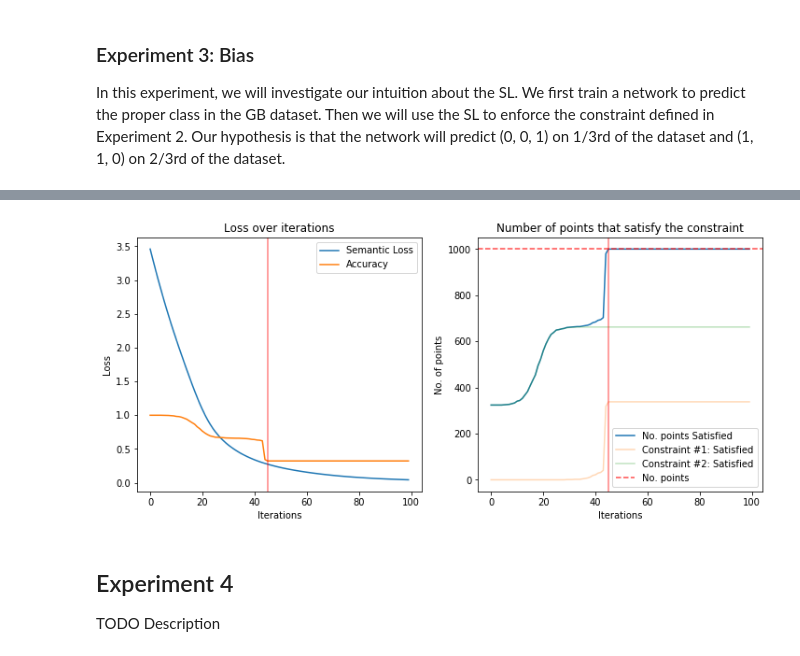
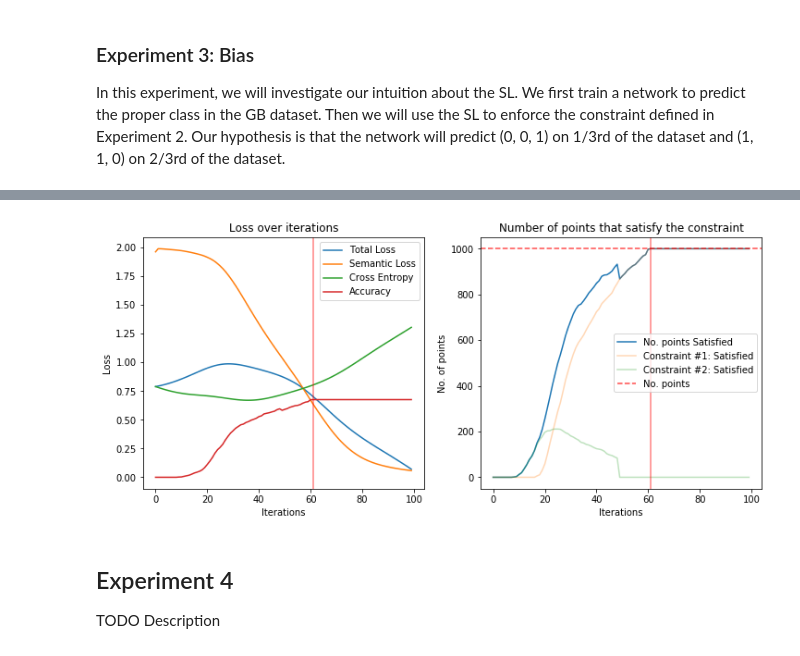
Before and after one commit to samarthbhargav/symstat, a Jupyter notebook: gaussian_blobs.ipynb, the cells around one changed output, grey strips where cells are left out. Saved outputs shown, nothing was run; the diff lists cells and outputs as text; code cells hidden in the pictures.

```diff
--- a/gaussian_blobs.ipynb
+++ b/gaussian_blobs.ipynb
@@ -112,7 +112,7 @@ print("All ones: DONE!")
 opt = optim.Adam(net.parameters(), lr=0.01)
 loss_ot = []
 sat_ot = []
-for i in range(100):
+for i in range(500):
     opt.zero_grad()
     out = net(X)
     batch_loss = torch.zeros(X.size(0))
@@ -196,7 +198,13 @@ def sem_loss_2(probs):
     s1 = probs[0] * probs[1] * (1- probs[2])
     s2 = (1-probs[0]) * (1-probs[1]) * probs[2]
 
-    return -1 * torch.log(s1 + s2)
+    # sl = torch.log(s1) * torch.log(s2)
+#     sl = -1 * torch.log(s1 + s2 + 1e-9)
+    sl = torch.min(-torch.log(s1 + 1e-9), -torch.log(s2 + 1e-9))
+
+    sl = torch.clamp(sl, min=0., max=5.)
+
+    return sl
 # %%
 def sat_exactly2(logits):
     assert logits.size(1) == 3
@@ -245,7 +253,7 @@ print("All ones: DONE!")
 opt = optim.Adam(net.parameters(), lr=0.01)
 loss_ot = []
 sat_ot = []
-for i in range(100):
+for i in range(300):
     opt.zero_grad()
     out = net(X)
     batch_loss = torch.zeros(X.size(0))
@@ -364,32 +392,55 @@ for i in range(3000):
 
 print("Gauss Blobs done!")
 
+anneal_weight=1./100
+
 ### Now train only with the semantic loss and note the number of constraints it satisfies
 opt = optim.Adam(net.parameters(), lr=0.01)
 loss_ot = []
+loss_ot_sl = []
+loss_ot_ce = []
 sat_ot = []
 sat_1_ot = []
 sat_2_ot = []
 acc_ot = []
+
+w_s = 0.
+
+
 for i in range(100):
     opt.zero_grad()
     out = net(X)
     batch_loss = torch.zeros(X.size(0))
     for i, o in enumerate(out):
         batch_loss[i] = sem_loss_2(torch.sigmoid(o))
-    loss = batch_loss.mean()
+
+    sl_loss = batch_loss.mean()
+
+    ce_loss = F.binary_cross_entropy_with_logits(out, y_2)
+    ce_loss = torch.clamp(ce_loss, min=0.)
+
+    loss    = w_s * sl_loss + ce_loss
+
     loss.backward()
+
+    torch.nn.utils.clip_grad_norm_(net.parameters(), 10)
     opt.step()
 
     loss_ot.append(loss.item())
+    loss_ot_sl.append(sl_loss.item())
+    loss_ot_ce.append(ce_loss.item())
+
+    w_s = w_s + anneal_weight
 
     if i % 10 == 0:
         print(logits[:3])
 
     with torch.no_grad():
         y_pred = torch.sigmoid(net(X))
-        y_pred[y_pred > 0.5] = 1
-        acc = accuracy_score(y.argmax(1), y_pred.detach().numpy().argmax(1))
+        y_pred[y_pred >  0.5] = 1
+        y_pred[y_pred <= 0.5] = 0
+
+        acc = accuracy_score(y_2, y_pred.detach().numpy())
 
         acc_ot.append(acc)
 
@@ -438,33 +489,35 @@ sat_exactly2_parts(logits)
 # %%
 fig = plt.figure(figsize=(12, 5))
 
 # first position at which # of points == 1000
 sat_pos = sat_ot.index(1000)
 
 ax = fig.add_subplot(121)
-ax.plot(loss_ot, label="Semantic Loss")
+ax.plot(loss_ot, label="Total Loss")
+ax.plot(loss_ot_sl, label="Semantic Loss")
+ax.plot(loss_ot_ce, label="Cross Entropy")
 ax.plot(acc_ot, label="Accuracy")
 ax.legend()
 ax.set_xlabel("Iterations")
 ax.set_ylabel("Loss")
 ax.set_title("Loss over iterations")
 ax.axvline(sat_pos, 0, 1000, linestyle="-", color="red", alpha=0.5)
 
 
 ax = fig.add_subplot(122)
 ax.plot(sat_ot, label="No. points Satisfied")
 ax.plot(sat_1_ot, label="Constraint #1: Satisfied", alpha=0.3)
 ax.plot(sat_2_ot, label="Constraint #2: Satisfied", alpha=0.3)
 ax.axhline(1000, 0, len(sat_ot), label="No. points", linestyle="--", color="red", alpha=0.7)
 ax.axvline(sat_pos, 0, 1000, linestyle="-", color="red", alpha=0.5)
 ax.legend()
 ax.set_xlabel("Iterations")
 ax.set_ylabel("No. of points")
 ax.set_title("Number of points that satisfy the constraint")
 
 plt.savefig("./gaussian_blobs_exp3.png", dpi=300)
 # %% [output]
-[figure, old version]
+[figure, new version]
 # %% [markdown]
 ## Experiment 4
 
```
Also changed, not shown: parts of 16 cells of this notebook, 5 other files.
